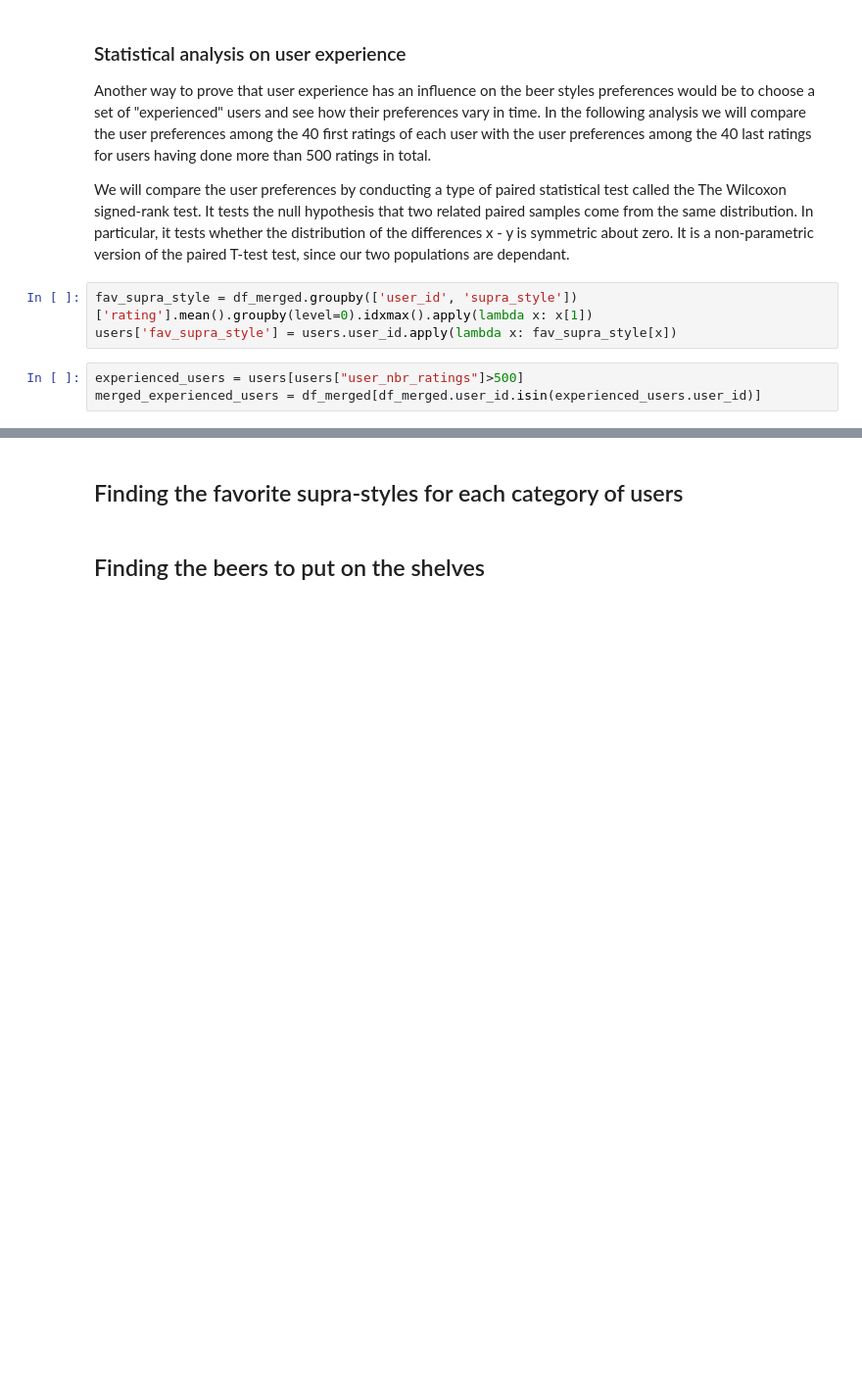
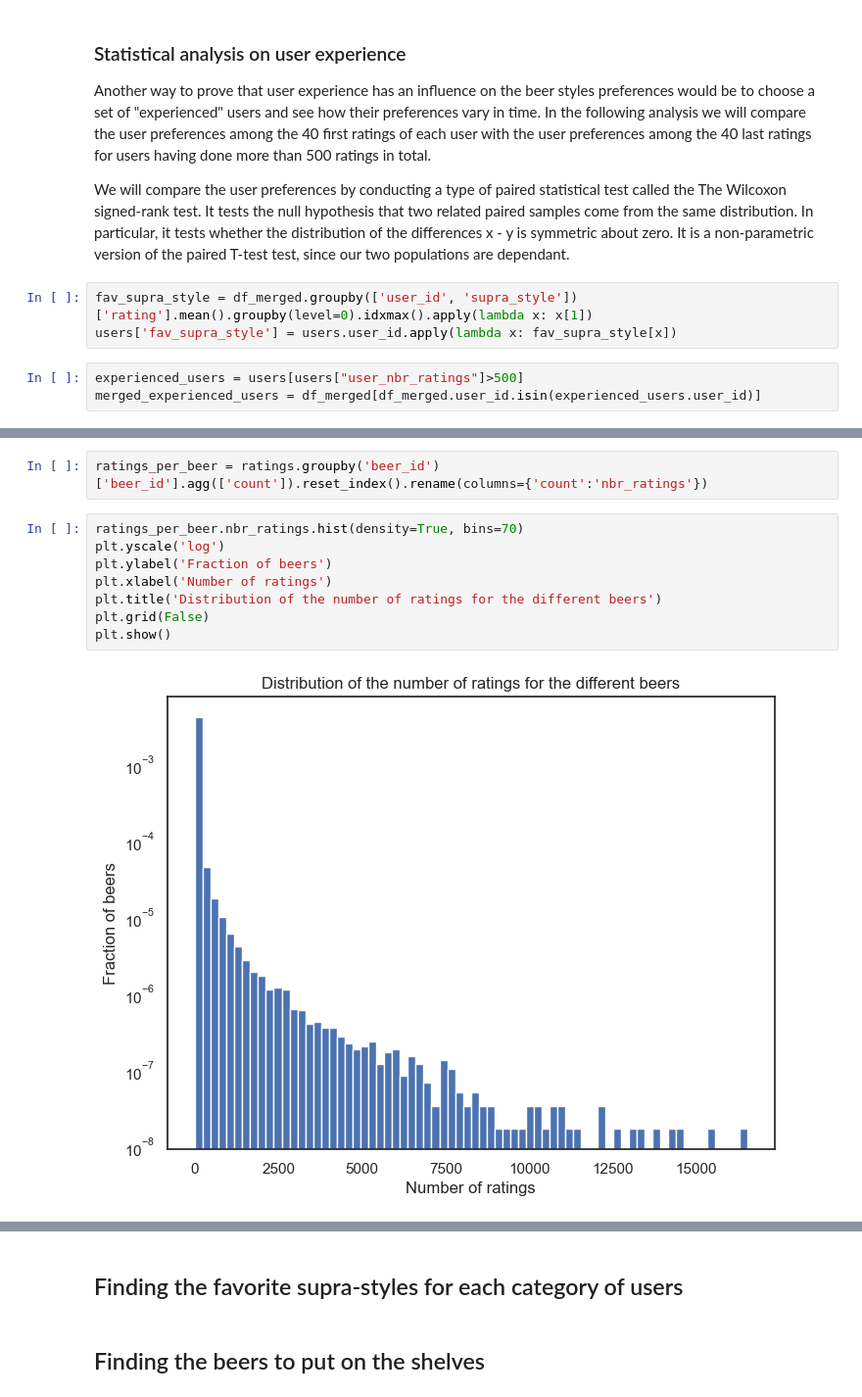
Before and after one commit to TemryL/Beer-Style-Analysis, a Jupyter notebook: milestone3.ipynb, the cells around one changed output, grey strips where cells are left out. Shown at 98% size. Cells and saved outputs as stored; diff of their text form; blank space fills up the shorter version.

```diff
--- a/milestone3.ipynb
+++ b/milestone3.ipynb
@@ -936,0 +1010,12 @@ merged_experienced_users = df_merged[df_merged.user_id.isin(experienced_users.us
+# %%
+ratings_per_beer = ratings.groupby('beer_id')['beer_id'].agg(['count']).reset_index().rename(columns={'count':'nbr_ratings'})
+# %%
+ratings_per_beer.nbr_ratings.hist(density=True, bins=70)
+plt.yscale('log')
+plt.ylabel('Fraction of beers')
+plt.xlabel('Number of ratings')
+plt.title('Distribution of the number of ratings for the different beers')
+plt.grid(False)
+plt.show()
+# %% [output]
+[figure, added]
```
Also changed, not shown: parts of 21 cells of this notebook, 1 other file.
